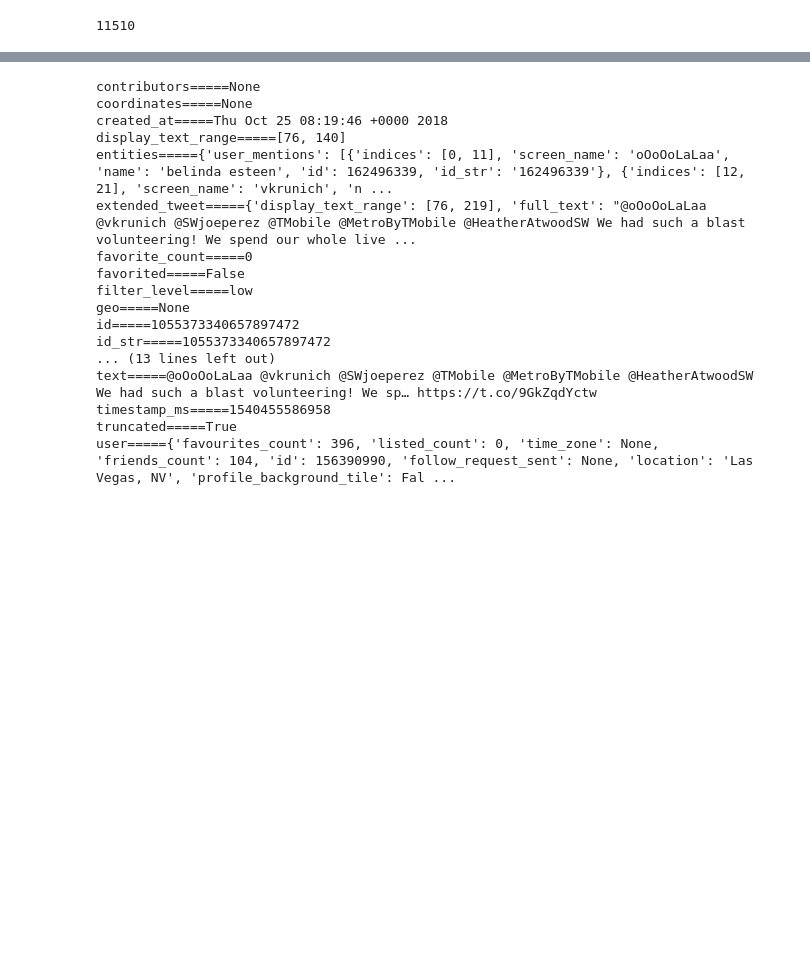
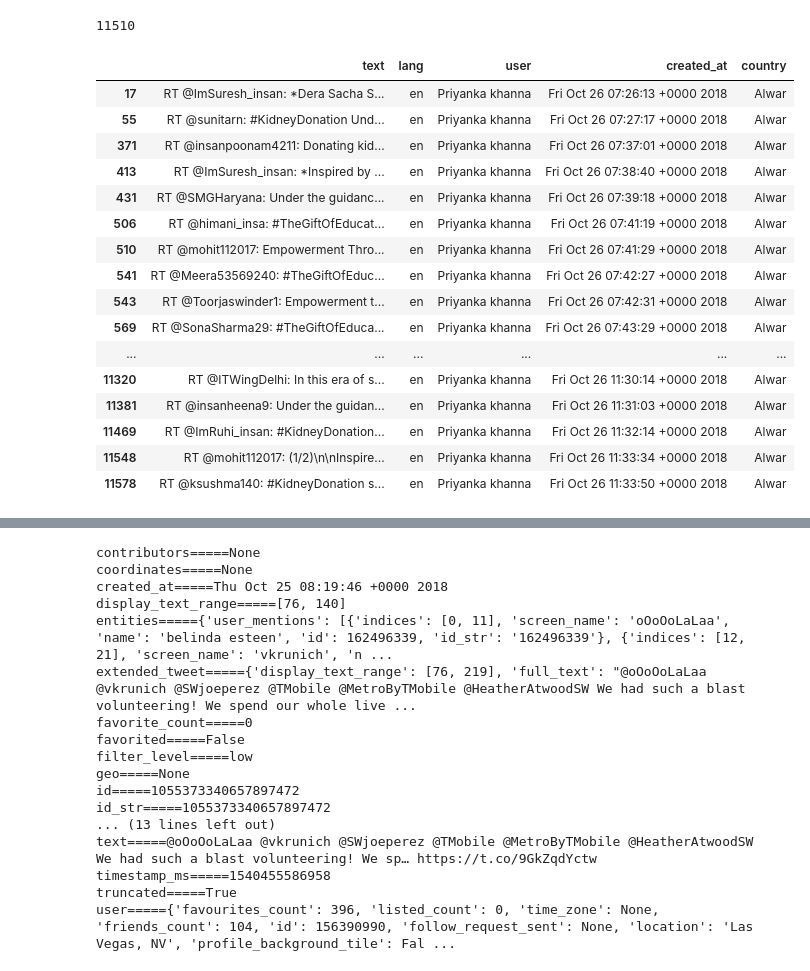
Before and after one commit to leosj1/rcf, a Jupyter notebook: DATA MINING FROM TWITTER.ipynb, the cells around one changed output, grey strips where cells are left out. Saved outputs shown, nothing was run; the diff lists cells and outputs as text; code cells hidden in the pictures; blank space fills up the shorter version.

```diff
--- a/DATA MINING FROM TWITTER.ipynb
+++ b/DATA MINING FROM TWITTER.ipynb
@@ -237,6 +292,26 @@ for i,j in zip(filterr2.patches,filter1['country']):
 len(filterr.text.values)
 # %% [output]
 11510
+# %%
+t2[t2.user=='Priyanka khanna']
+# %% [output]
+|  | text | lang | user | created_at | country |
+| 17 | RT @ImSuresh_insan: *Dera Sacha S... | en | Priyanka khanna | Fri Oct 26 07:26:13 +0000 2018 | Alwar |
+| 55 | RT @sunitarn: #KidneyDonation Und... | en | Priyanka khanna | Fri Oct 26 07:27:17 +0000 2018 | Alwar |
+| 371 | RT @insanpoonam4211: Donating kid... | en | Priyanka khanna | Fri Oct 26 07:37:01 +0000 2018 | Alwar |
+| 413 | RT @ImSuresh_insan: *Inspired by ... | en | Priyanka khanna | Fri Oct 26 07:38:40 +0000 2018 | Alwar |
+| 431 | RT @SMGHaryana: Under the guidanc... | en | Priyanka khanna | Fri Oct 26 07:39:18 +0000 2018 | Alwar |
+| 506 | RT @himani_insa: #TheGiftOfEducat... | en | Priyanka khanna | Fri Oct 26 07:41:19 +0000 2018 | Alwar |
+| 510 | RT @mohit112017: Empowerment Thro... | en | Priyanka khanna | Fri Oct 26 07:41:29 +0000 2018 | Alwar |
+| 541 | RT @Meera53569240: #TheGiftOfEduc... | en | Priyanka khanna | Fri Oct 26 07:42:27 +0000 2018 | Alwar |
+| 543 | RT @Toorjaswinder1: Empowerment t... | en | Priyanka khanna | Fri Oct 26 07:42:31 +0000 2018 | Alwar |
+| 569 | RT @SonaSharma29: #TheGiftOfEduca... | en | Priyanka khanna | Fri Oct 26 07:43:29 +0000 2018 | Alwar |
+| ... | ... | ... | ... | ... | ... |
+| 11320 | RT @ITWingDelhi: In this era of s... | en | Priyanka khanna | Fri Oct 26 11:30:14 +0000 2018 | Alwar |
+| 11381 | RT @insanheena9: Under the guidan... | en | Priyanka khanna | Fri Oct 26 11:31:03 +0000 2018 | Alwar |
+| 11469 | RT @ImRuhi_insan: #KidneyDonation... | en | Priyanka khanna | Fri Oct 26 11:32:14 +0000 2018 | Alwar |
+| 11548 | RT @mohit112017: (1/2)\n\nInspire... | en | Priyanka khanna | Fri Oct 26 11:33:34 +0000 2018 | Alwar |
+| 11578 | RT @ksushma140: #KidneyDonation s... | en | Priyanka khanna | Fri Oct 26 11:33:50 +0000 2018 | Alwar |
 # %%
 t.groupby('user').first().head(10)
 # %% [output]
```
Also changed, not shown: parts of 9 cells of this notebook.
